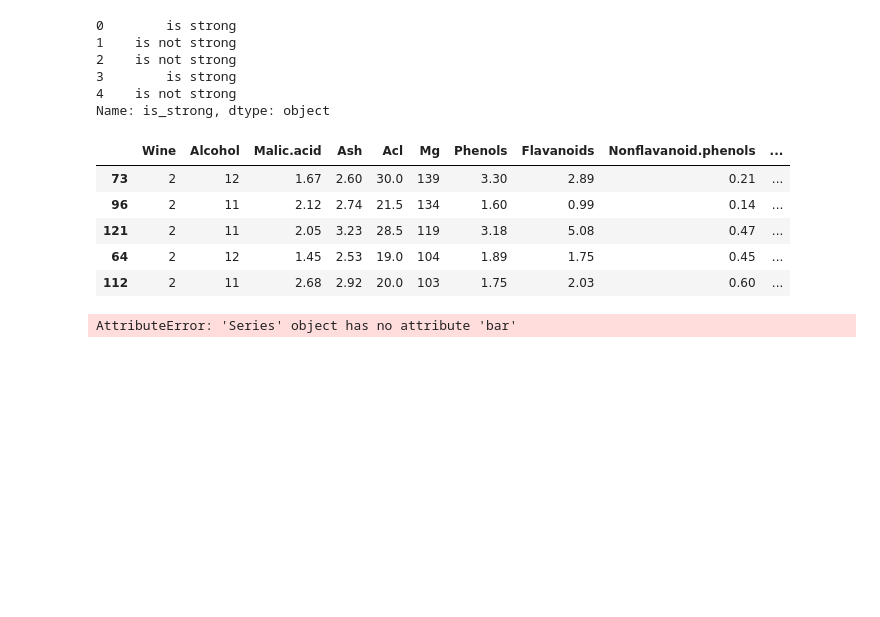
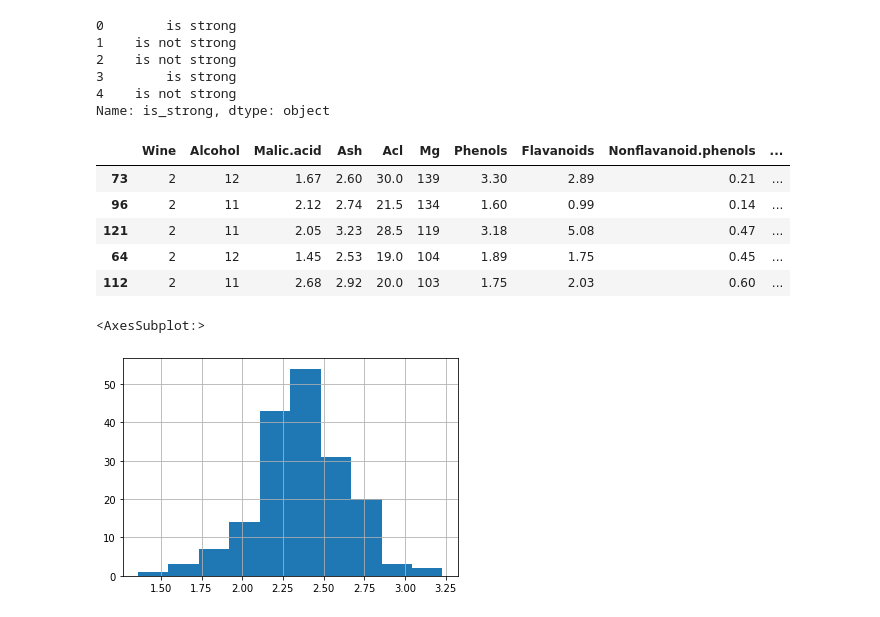
Before and after one commit to Donutellko/PIS, a Jupyter notebook: DZ2/Praktika2/2_pandas_intro.ipynb, the cells around one changed output. Saved outputs shown, nothing was run; the diff lists cells and outputs as text; code cells hidden in the pictures; blank space fills up the shorter version.

```diff
--- a/DZ2/Praktika2/2_pandas_intro.ipynb
+++ b/DZ2/Praktika2/2_pandas_intro.ipynb
@@ -263,4 +265,5 @@ import matplotlib.pyplot as plt
 # %%
-data['Ash'].bar()
+data['Ash'].hist()
 # %% [output]
-AttributeError: 'Series' object has no attribute 'bar'
+<AxesSubplot:>
+[figure, added]
```
Also changed, not shown: parts of 2 cells of this notebook, 3 other files.
